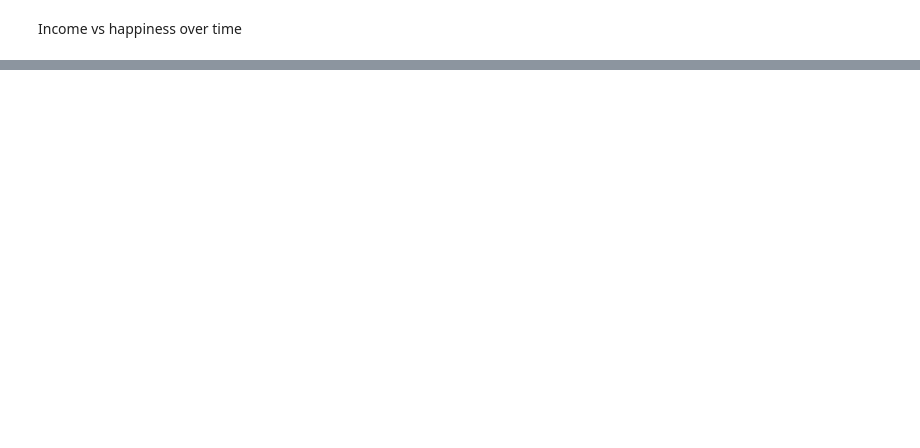
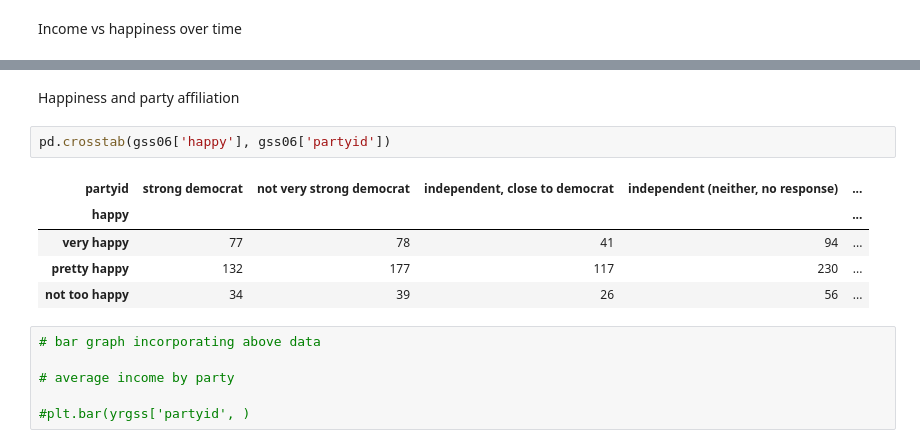
Before and after one commit to Nehach73/DS3001_project1, a Jupyter notebook: DS3001Project1Code.ipynb, the cells around one changed output, grey strips where cells are left out. Drawn from its saved outputs; the diff is of its cells as text; blank space fills up the shorter version.

```diff
--- a/DS3001Project1Code.ipynb
+++ b/DS3001Project1Code.ipynb
@@ -44,0 +70,16 @@ sns.boxplot(data = yrgss,x = 'happy', y = 'income06')
+# %% [markdown]
+Happiness and party affiliation
+# %%
+pd.crosstab(gss06['happy'], gss06['partyid'])
+# %% [output]
+| partyid | strong democrat | not very strong democrat | independent, close to democrat | independent (neither, no response) | ... |
+| happy |  |  |  |  | ... |
+| very happy | 77 | 78 | 41 | 94 | ... |
+| pretty happy | 132 | 177 | 117 | 230 | ... |
+| not too happy | 34 | 39 | 26 | 56 | ... |
+# %%
+# bar graph incorporating above data
+
+# average income by party
+
+#plt.bar(yrgss['partyid', )
```
Also changed, not shown: parts of 8 cells of this notebook.
